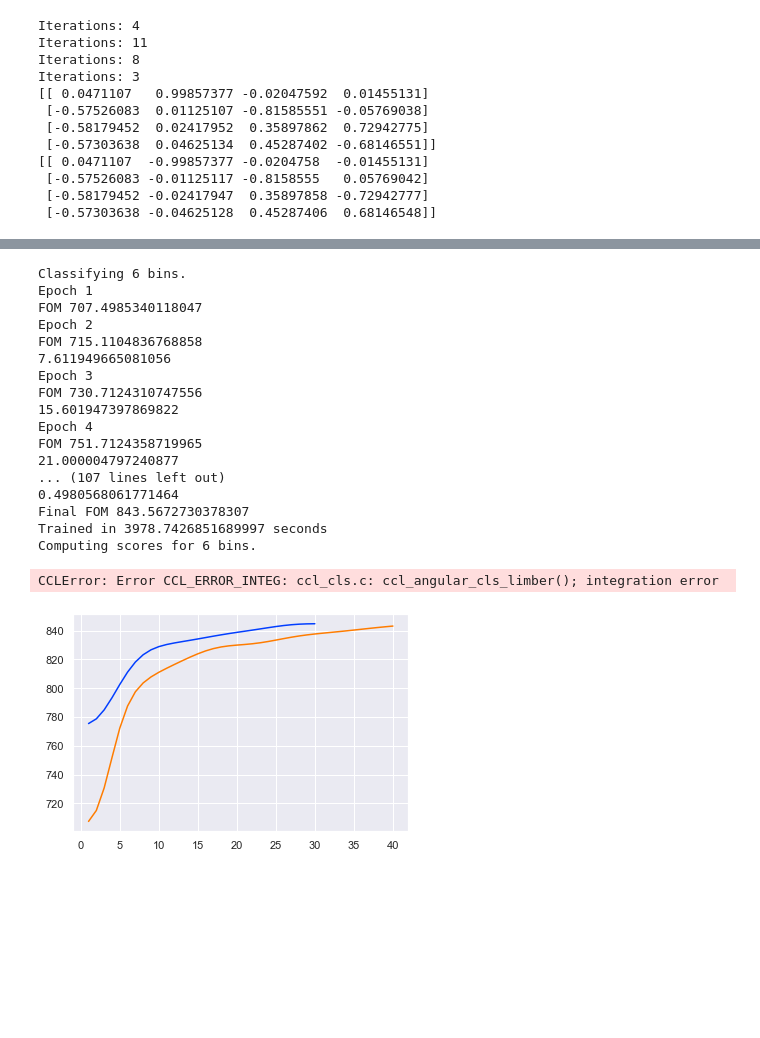
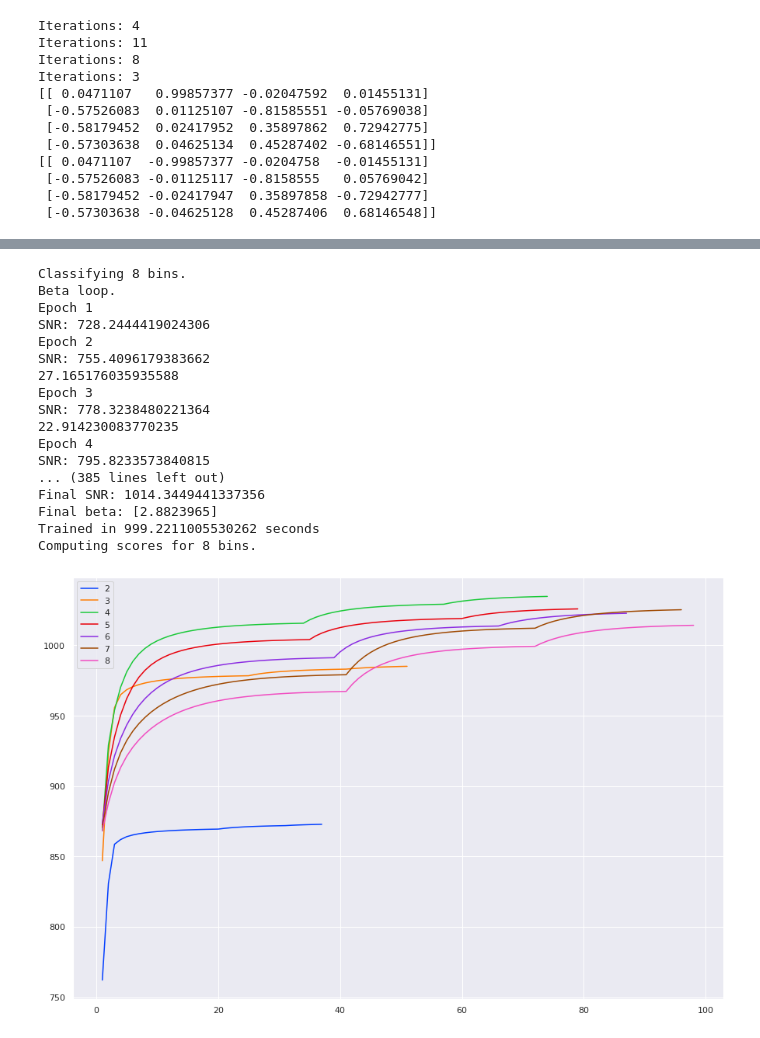
Before and after one commit to LSSTDESC/tomo_challenge, a Jupyter notebook: notebooks/pca_cluster.ipynb, the cells around one changed output, grey strips where cells are left out. Drawn from its saved outputs; the diff is of its cells as text; code cells hidden in the pictures; blank space fills up the shorter version.

```diff
--- a/notebooks/pca_cluster.ipynb
+++ b/notebooks/pca_cluster.ipynb
@@ -259,7 +337,7 @@ def classify(points, centroids):
     return jnp.argmin(dist, axis=0)
 # %%
 t0 = time.perf_counter()
-centers = fit_centroids(data_cut, z_cut, num_centroids=3, num_epochs=40)
+centers = fit_centroids(data_cut, z_cut, num_centroids=3, num_epochs=70, impl="snr", lr=0.004)
 duration = time.perf_counter() - t0
 print(f"Trained in {duration} seconds")
 # %% [output]
@@ -443,40 +436,50 @@ Computing the scores for 3 bins.
+# %%
+with open("score_hist.json", "r") as f:
+    score_hist_jc = json.load(f)
 # %%
 # Compute those scores.
-# score_hist_jc = []
-# score_hist = []
+score_hist_jc = []
+
+fig, ax = plt.subplots(figsize=(15, 10))
 
 z_cut = z_train[cut]
-for j in range(5, 7):
+for j in range(2, 9):
     clear_output(wait=True)
     print(f"Classifying {j} bins.")
 
     t0 = time.perf_counter()
-    centers = fit_centroids(data_cut, z_cut, num_centroids=j, num_epochs=40)
+    lr = 0.024 / j
+    centers = fit_centroids(data_cut, z_cut, num_centroids=j, num_epochs=70, impl="snr", lr=lr)
     duration = time.perf_counter() - t0
     print(f"Trained in {duration} seconds")
 
     y_valid = classify(data_valid_r, centers)
 
     print(f"Computing scores for {j} bins.")
-    score_hist_jc.append(tc.jc_compute_scores(y_valid, z_valid, metrics=["SNR_ww", "SNR_gg", "SNR_3x2"]))
-    score_hist.append(tc.compute_scores(y_valid, z_valid, metrics=["SNR_ww", "SNR_gg", "SNR_3x2"]))
+    try:
+        score_hist_jc.append(tc.jc_compute_scores(y_valid, z_valid, metrics=["SNR_ww", "SNR_gg", "SNR_3x2",
+                                                                             "FOM_ww", "FOM_gg", "FOM_3x2"]))
+    except UnexpectedTracerError:
+        score_hist_jc.append(tc.jc_compute_scores(y_valid, z_valid, metrics=["SNR_ww", "SNR_gg", "SNR_3x2",
+                                                                             "FOM_ww", "FOM_gg", "FOM_3x2"]))
+plt.legend()
+plt.show()
 # %% [output]
-Classifying 6 bins.
+Classifying 8 bins.
+Beta loop.
 Epoch 1
-FOM 707.4985340118047
+SNR: 728.2444419024306
 Epoch 2
-FOM 715.1104836768858
-7.611949665081056
+SNR: 755.4096179383662
+27.165176035935588
 Epoch 3
-FOM 730.7124310747556
-15.601947397869822
+SNR: 778.3238480221364
+22.914230083770235
 Epoch 4
-FOM 751.7124358719965
-21.000004797240877
-... (107 lines left out)
-0.4980568061771464
-Final FOM 843.5672730378307
-Trained in 3978.7426851689997 seconds
-Computing scores for 6 bins.
+SNR: 795.8233573840815
+... (385 lines left out)
+Final SNR: 1014.3449441337356
+Final beta: [2.8823965]
+Trained in 999.2211005530262 seconds
+Computing scores for 8 bins.
-CCLError: Error CCL_ERROR_INTEG: ccl_cls.c: ccl_angular_cls_limber(); integration error
-[figure, old version]
+[figure, new version]
```
Also changed, not shown: parts of 29 cells of this notebook.
